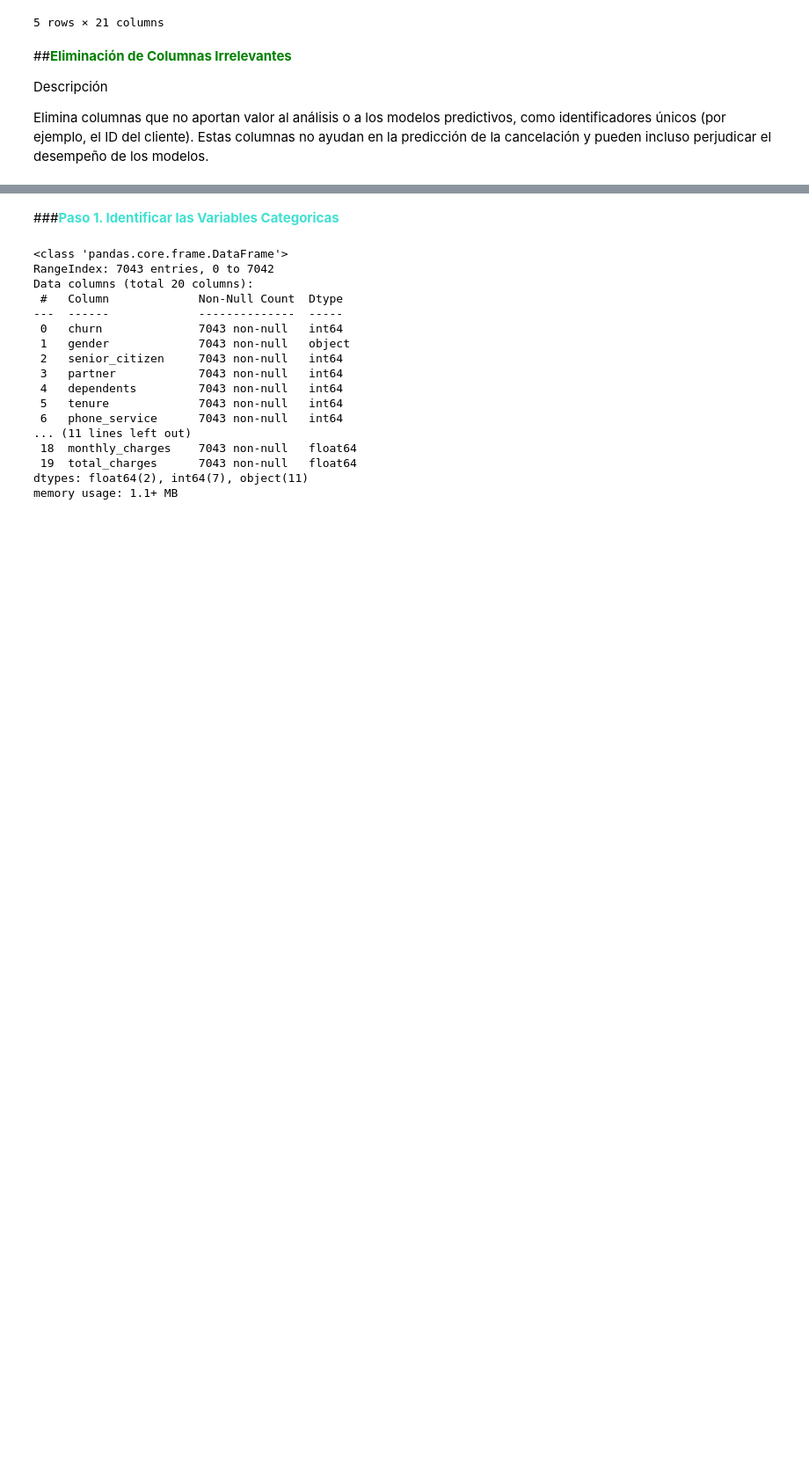
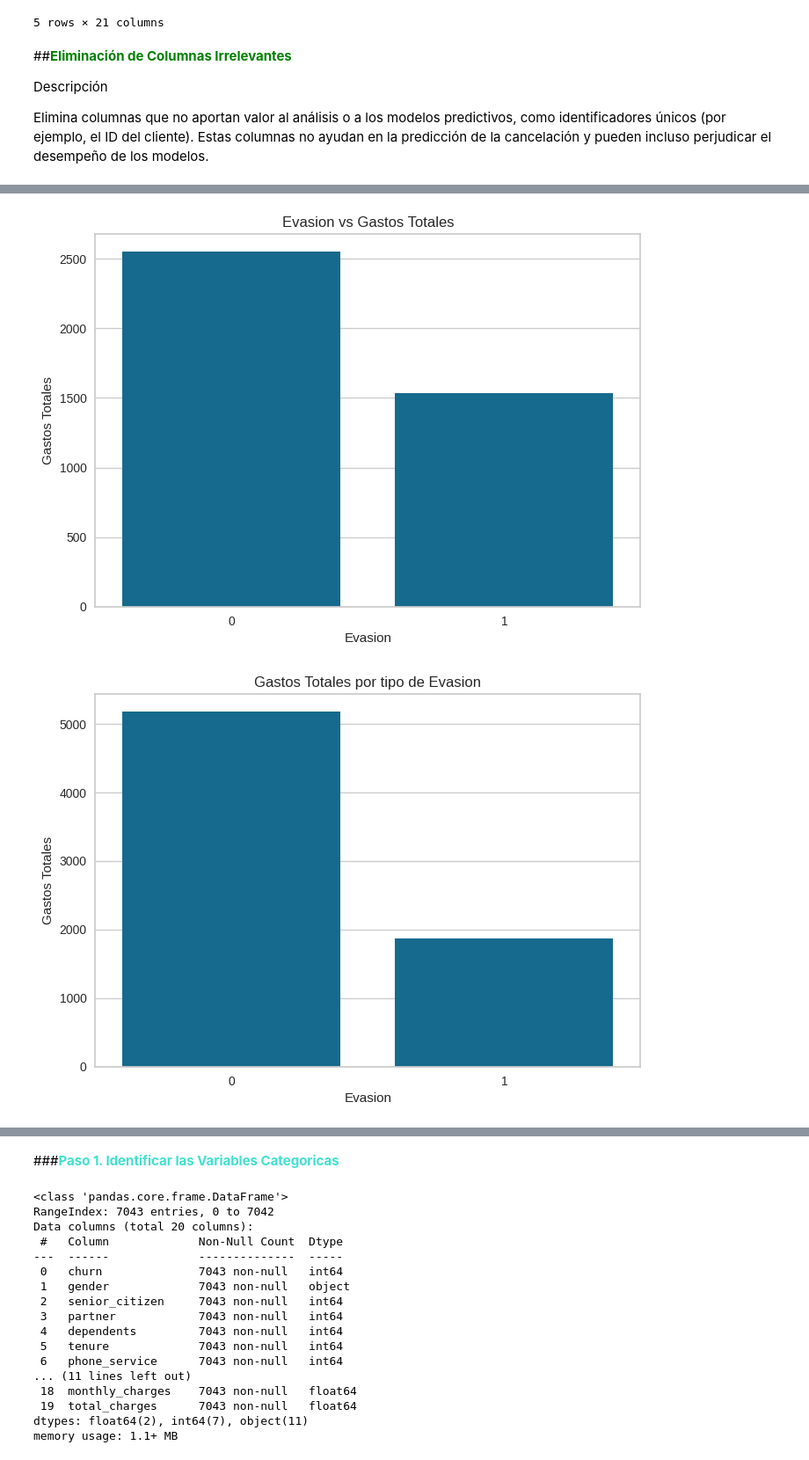
Before and after one commit to LejImkoaj/proyecto-telecomX-parte2, a Jupyter notebook: telecomX_parte2_LATAM.ipynb, the cells around one changed output, grey strips where cells are left out. Shown at 88% size. Saved outputs shown, nothing was run; the diff lists cells and outputs as text; code cells hidden in the pictures; blank space fills up the shorter version.

```diff
--- a/telecomX_parte2_LATAM.ipynb
+++ b/telecomX_parte2_LATAM.ipynb
@@ -52 +62,22 @@ df.sample(5)
+# %%
+avg_pay_method = df.groupby('churn')['total_charges'].mean().reset_index()
+
+sns.barplot(x='churn', y='total_charges', data=avg_pay_method)
+plt.title('Evasion vs Gastos Totales')
+plt.xlabel('Evasion')
+plt.ylabel('Gastos Totales')
+
+plt.show();
+
+# Vamos a Crear un grafico que nos permita ver el # Gasto por Evasion
+
+sns.countplot(data=df, x='churn')
+plt.title('Gastos Totales por tipo de Evasion')
+plt.xlabel('Evasion')
+plt.ylabel('Gastos Totales')
+
+plt.show();
+# %% [output]
+[figure, added]
+[figure, added]
 # %% [markdown]
```
Also changed, not shown: parts of 25 cells of this notebook.
